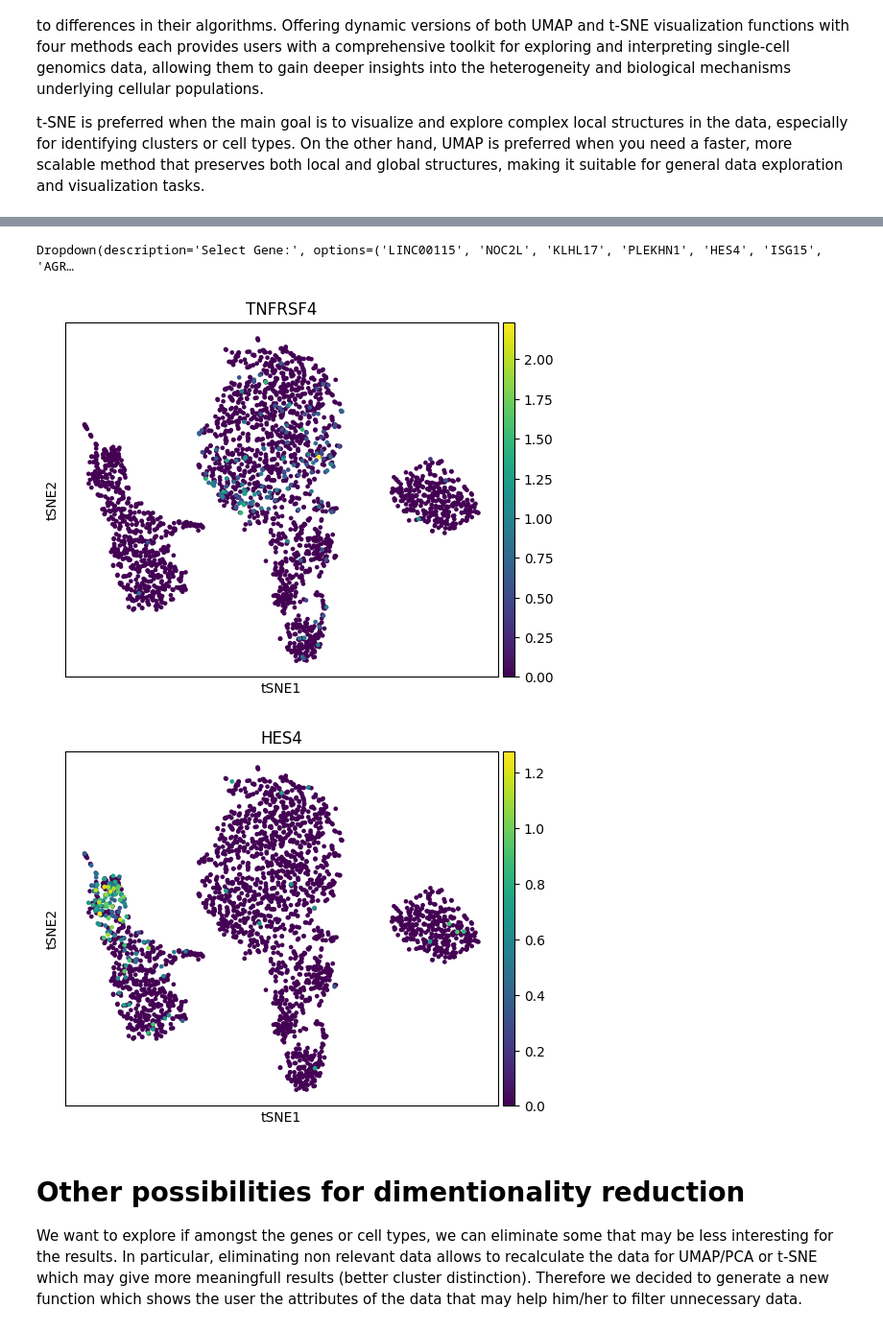
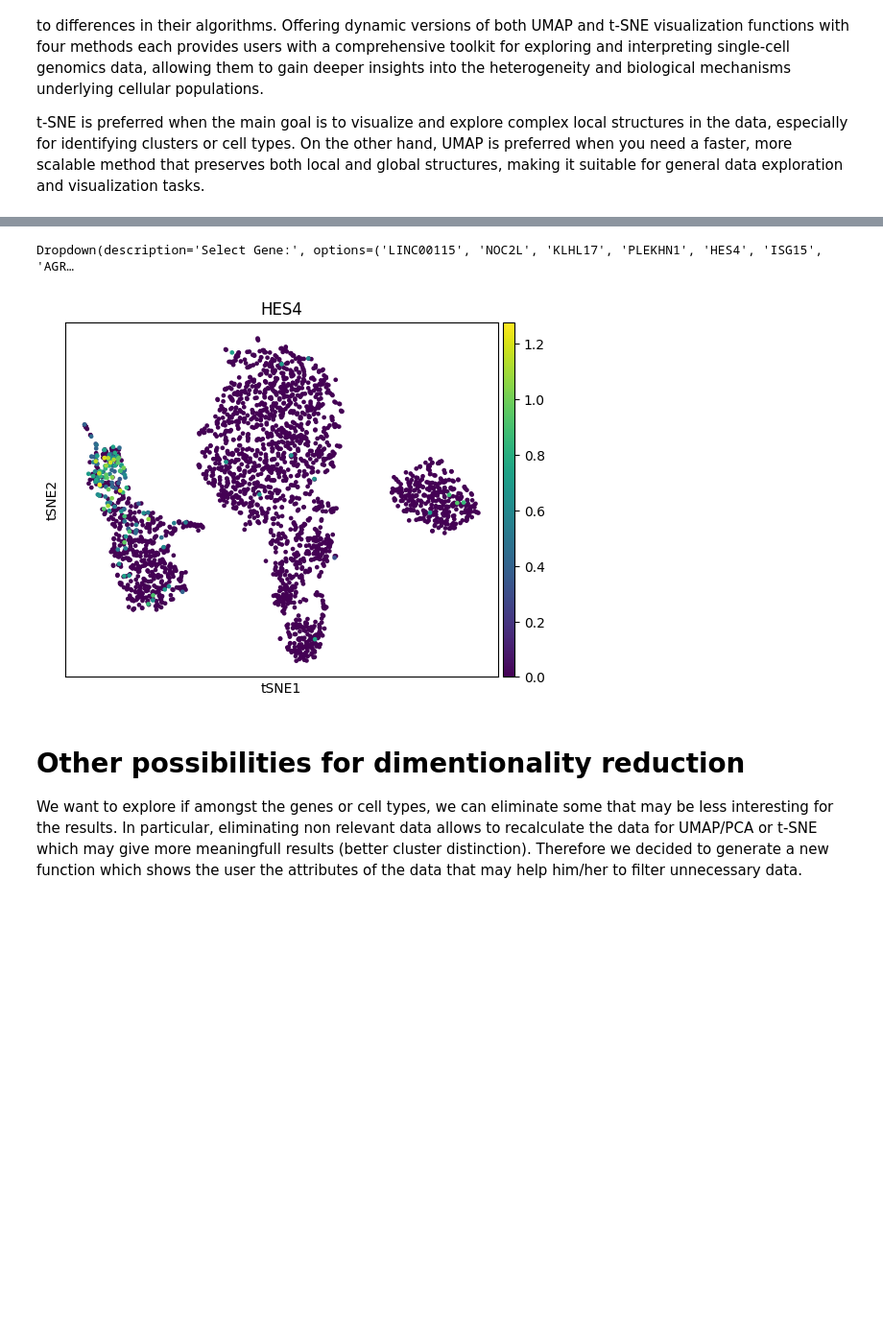
Before and after one commit to cmar24/OOP-project, a Jupyter notebook: Tutorial.ipynb, the cells around one changed output, grey strips where cells are left out. Shown at 96% size. Drawn from its saved outputs; the diff is of its cells as text; code cells hidden in the pictures; blank space fills up the shorter version.

```diff
--- a/Tutorial.ipynb
+++ b/Tutorial.ipynb
@@ -149,11 +141,10 @@ tsne_din(pbmc, visualization_option="n_counts")
 # %% [output]
 [interactive output not drawn]
 # %%
-tsne_din(pbmc, visualization_option="explore_genes")
+sc.pl.tsne_din(pbmc, visualization_option="explore_genes")
 # %% [output]
 Dropdown(description='Select Gene:', options=('LINC00115', 'NOC2L', 'KLHL17', 'PLEKHN1', 'HES4', 'ISG15', 'AGR…
-[figure, old version]
+[figure, new version]
-[figure, removed]
 # %% [markdown]
 # Other possibilities for dimentionality reduction
 We want to explore if amongst the genes or cell types, we can eliminate some that may be less interesting for the results. In particular, eliminating non relevant data allows to recalculate the data for UMAP/PCA or t-SNE which may give more meaningfull results (better cluster distinction). Therefore we decided to generate a new function which shows the user the attributes of the data that may help him/her to filter unnecessary data.
```
Also changed, not shown: parts of 16 cells of this notebook, 6 other files.
